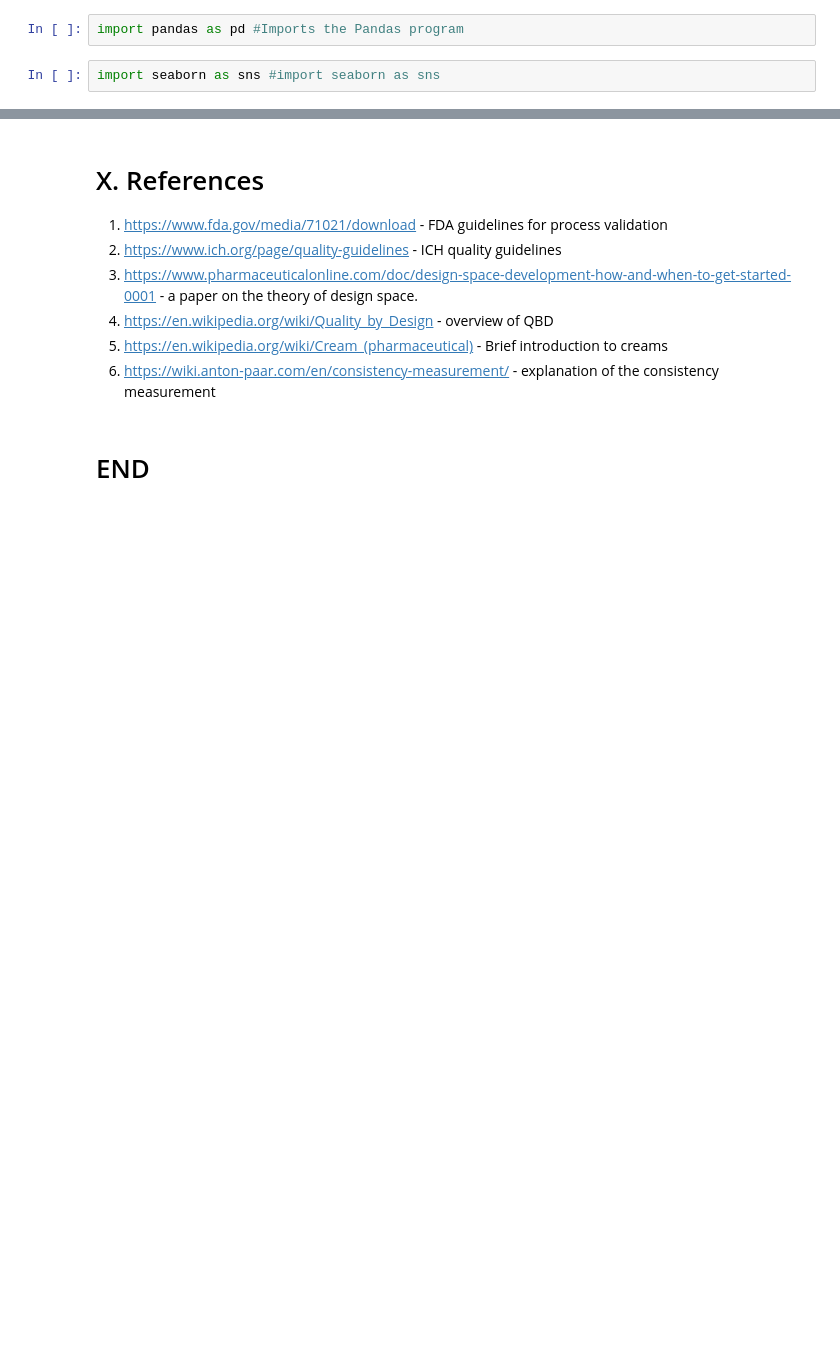
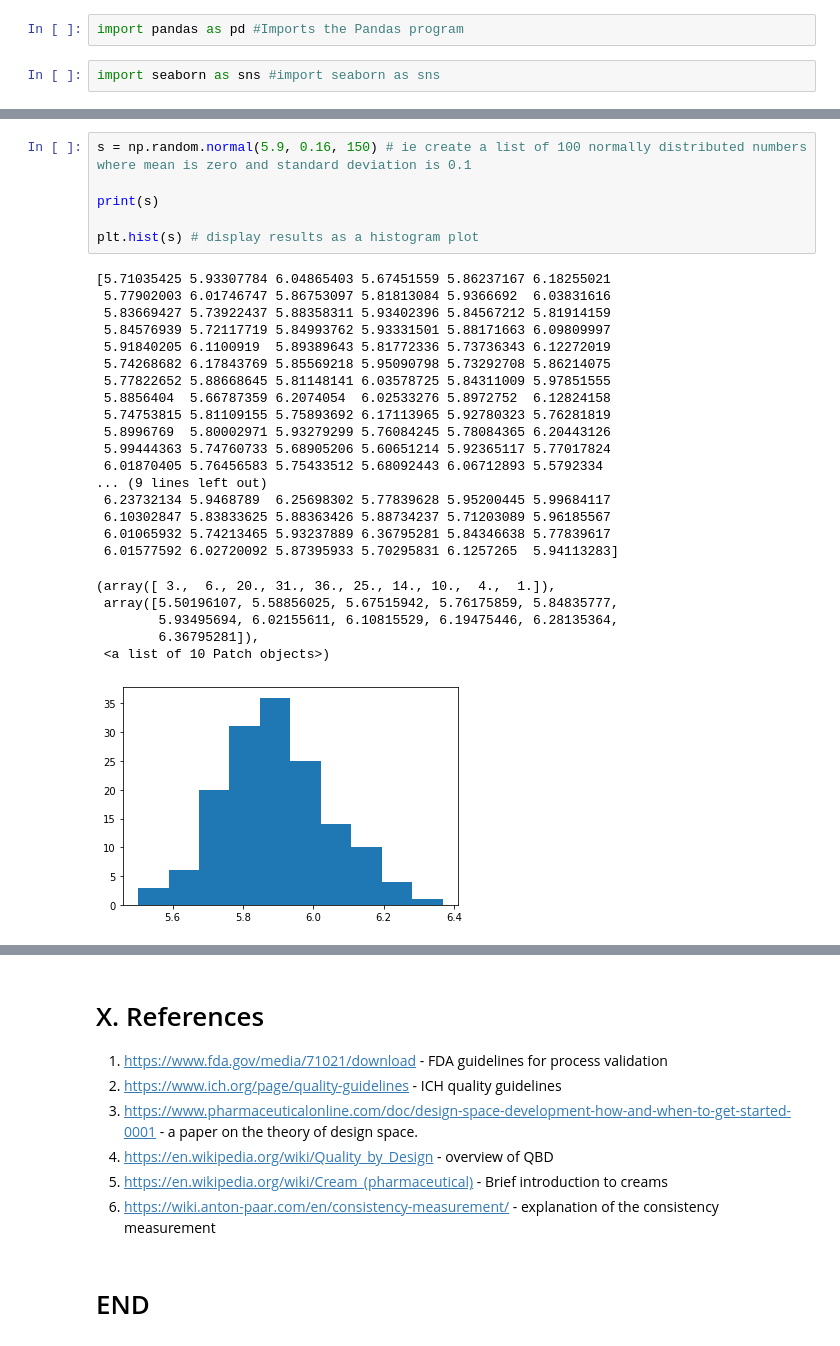
Before and after one commit to ClaireGMIT/ProgrammingProjectNOV2019, a Jupyter notebook: ProgrammingProjectNOV2019.ipynb, the cells around one changed output, grey strips where cells are left out. Drawn from its saved outputs; the diff is of its cells as text; blank space fills up the shorter version.

```diff
--- a/ProgrammingProjectNOV2019.ipynb
+++ b/ProgrammingProjectNOV2019.ipynb
@@ -79,0 +104,30 @@ df #displays the data set as a table/array
+# %%
+s = np.random.normal(5.9, 0.16, 150) # ie create a list of 100 normally distributed numbers where mean is zero and standard deviation is 0.1
+
+print(s)
+
+plt.hist(s) # display results as a histogram plot
+# %% [output]
+[5.71035425 5.93307784 6.04865403 5.67451559 5.86237167 6.18255021
+ 5.77902003 6.01746747 5.86753097 5.81813084 5.9366692  6.03831616
+ 5.83669427 5.73922437 5.88358311 5.93402396 5.84567212 5.81914159
+ 5.84576939 5.72117719 5.84993762 5.93331501 5.88171663 6.09809997
+ 5.91840205 6.1100919  5.89389643 5.81772336 5.73736343 6.12272019
+ 5.74268682 6.17843769 5.85569218 5.95090798 5.73292708 5.86214075
+ 5.77822652 5.88668645 5.81148141 6.03578725 5.84311009 5.97851555
+ 5.8856404  5.66787359 6.2074054  6.02533276 5.8972752  6.12824158
+ 5.74753815 5.81109155 5.75893692 6.17113965 5.92780323 5.76281819
+ 5.8996769  5.80002971 5.93279299 5.76084245 5.78084365 6.20443126
+ 5.99444363 5.74760733 5.68905206 5.60651214 5.92365117 5.77017824
+ 6.01870405 5.76456583 5.75433512 5.68092443 6.06712893 5.5792334
+... (9 lines left out)
+ 6.23732134 5.9468789  6.25698302 5.77839628 5.95200445 5.99684117
+ 6.10302847 5.83833625 5.88363426 5.88734237 5.71203089 5.96185567
+ 6.01065932 5.74213465 5.93237889 6.36795281 5.84346638 5.77839617
+ 6.01577592 6.02720092 5.87395933 5.70295831 6.1257265  5.94113283]
+(array([ 3.,  6., 20., 31., 36., 25., 14., 10.,  4.,  1.]),
+ array([5.50196107, 5.58856025, 5.67515942, 5.76175859, 5.84835777,
+        5.93495694, 6.02155611, 6.10815529, 6.19475446, 6.28135364,
+        6.36795281]),
+ <a list of 10 Patch objects>)
+[figure, added]
```
Also changed, not shown: parts of 12 cells of this notebook, 1 other file.
